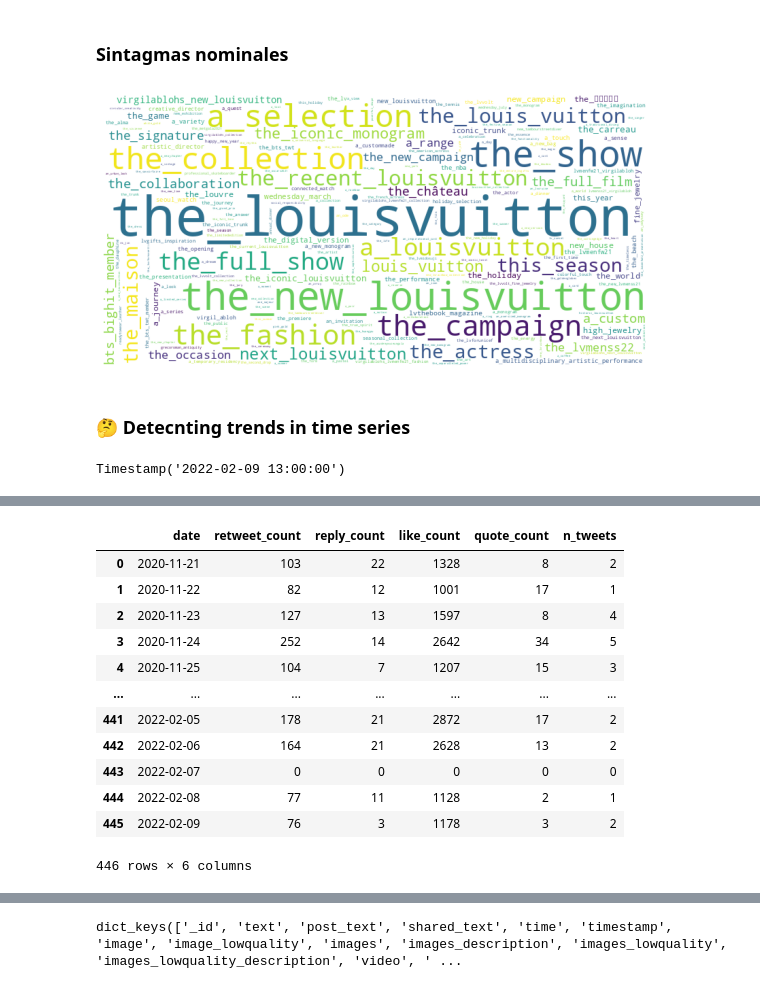
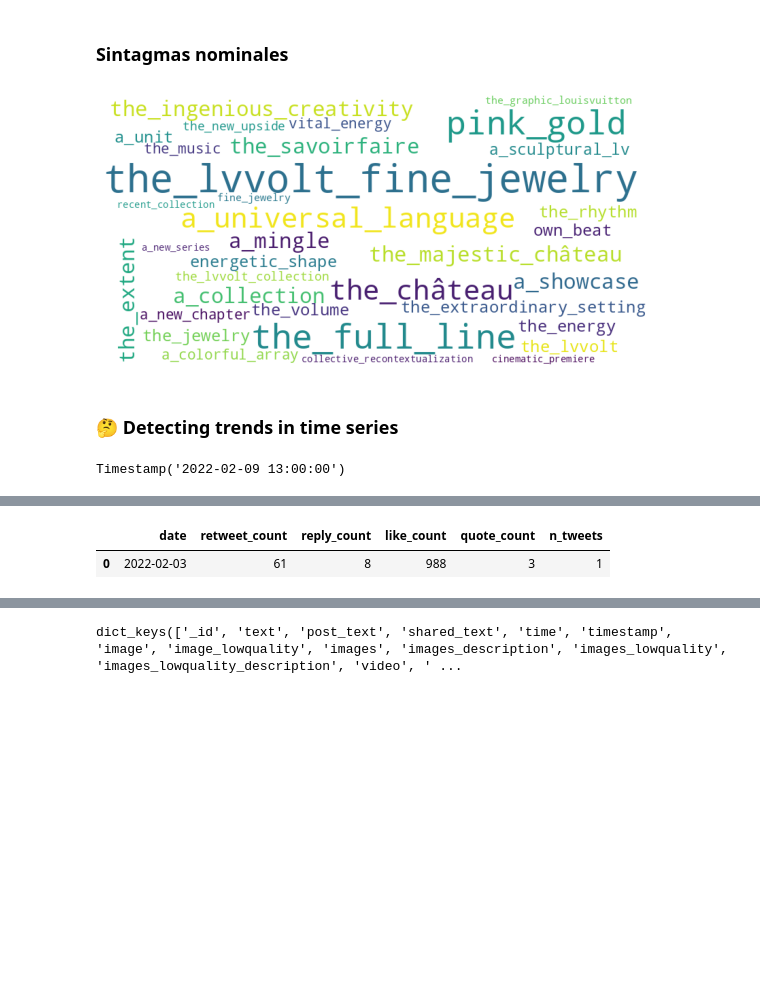
Before and after one commit to migduroli/social-and-web-analytics, a Jupyter notebook: inclass-material/04-mining-brand.ipynb, the cells around one changed output, grey strips where cells are left out. Drawn from its saved outputs; the diff is of its cells as text; code cells hidden in the pictures; blank space fills up the shorter version.

```diff
--- a/inclass-material/04-mining-brand.ipynb
+++ b/inclass-material/04-mining-brand.ipynb
@@ -8,0 +7,3 @@ import pandas as pd
+# %%
+lv_tweets = read_tweets("LouisVuitton", limit=10)
+len(lv_tweets)
@@ -9,7 +12,5 @@ import pandas as pd
 # %% [markdown]
 ### Exploring Tweets
-# %%
-lv_tweets = read_tweets(account="LouisVuitton", limit=1000)
 # %%
 lv_tweets[0].keys()
 # %% [output]
@@ -80,0 +81,7 @@ Name: hashtags, Length: 1000, dtype: object
+# %%
+import googletrans
+tr = googletrans.Translator()
+
+tweets_df["translated_text"] = tweets_df["text"].apply(
+    lambda x: tr.translate(x).text
+)
@@ -81,4 +102,4 @@ Name: hashtags, Length: 1000, dtype: object
 # %%
-tweets_df["preprocessed"] = tweets_df["text"].apply(lambda x: preprocess(x))
+tweets_df["preprocessed"] = tweets_df["translated_text"].apply(lambda x: preprocess(x))
 tweets_df["preprocessed"]
 # %% [output]
@@ -189,9 +226,9 @@ get_verbatims(tweets_df, text_col="text", keyword="Louis", n=5)
 # %%
 wc = generate_wordcloud(tweets_df, "noun_phrases", figsize=(10,5))
 # %% [output]
-[figure, old version]
+[figure, new version]
 # %% [markdown]
-### 🤔 Detecnting trends in time series
+### 🤔 Detecting trends in time series
 # %%
 tweets_df["created_at"].iloc[0]
 # %% [output]
@@ -206,28 +243,19 @@ tweets_ts.head(1)
 # %%
 import numpy as np
 metrics_cols = [c for c in list(tweets_df.columns) if "public_metrics" in c]
 
 dt = tweets_ts[metrics_cols].rename(
     columns={
         c: c.replace("public_metrics.", "") for c in metrics_cols
     }
 )
 
 dt["n_tweets"] = 1
 
-dt = dt.resample("D").sum().reset_index().rename(columns={"created_at": "date"})
-dt
+dt = dt.resample("D").sum().reset_index().rename(
+    columns={"created_at": "date"}
+)
+dt.head(1)
 # %% [output]
 |  | date | retweet_count | reply_count | like_count | quote_count | n_tweets |
-| 0 | 2020-11-21 | 103 | 22 | 1328 | 8 | 2 |
-| 1 | 2020-11-22 | 82 | 12 | 1001 | 17 | 1 |
-| 2 | 2020-11-23 | 127 | 13 | 1597 | 8 | 4 |
-| 3 | 2020-11-24 | 252 | 14 | 2642 | 34 | 5 |
-| 4 | 2020-11-25 | 104 | 7 | 1207 | 15 | 3 |
-| ... | ... | ... | ... | ... | ... | ... |
-| 441 | 2022-02-05 | 178 | 21 | 2872 | 17 | 2 |
-| 442 | 2022-02-06 | 164 | 21 | 2628 | 13 | 2 |
-| 443 | 2022-02-07 | 0 | 0 | 0 | 0 | 0 |
-| 444 | 2022-02-08 | 77 | 11 | 1128 | 2 | 1 |
-| 445 | 2022-02-09 | 76 | 3 | 1178 | 3 | 2 |
+| 0 | 2022-02-03 | 61 | 8 | 988 | 3 | 1 |
-446 rows × 6 columns
```
Also changed, not shown: parts of 23 cells of this notebook.
